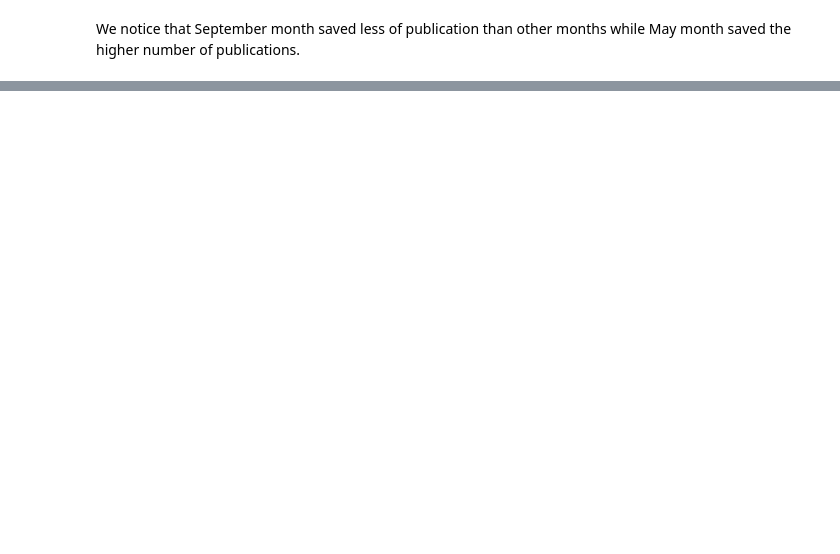
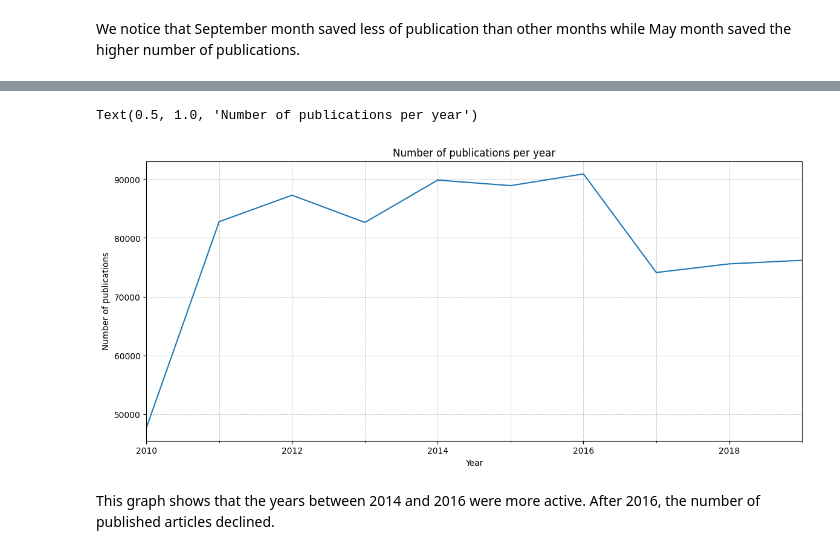
Before and after one commit to Cabrel17/Financial_news_sentiment_analysis, a Jupyter notebook: notebooks/Exploratory_data_analysis.ipynb, the cells around one changed output, grey strips where cells are left out. Cells and saved outputs as stored; diff of their text form; code cells hidden in the pictures; blank space fills up the shorter version.

```diff
--- a/notebooks/Exploratory_data_analysis.ipynb
+++ b/notebooks/Exploratory_data_analysis.ipynb
@@ -201,0 +206,13 @@ We notice that September month saved less of publication than other months while
+# %%
+trend_per_year = df3.resample('YE').size()
+plt.figure(figsize=(14,6))
+trend_per_year.plot()
+plt.grid(True, which='both', linestyle='--', linewidth=0.5)
+plt.xlabel('Year')
+plt.ylabel('Number of publications')
+plt.title('Number of publications per year')
+# %% [output]
+Text(0.5, 1.0, 'Number of publications per year')
+[figure, added]
+# %% [markdown]
+This graph shows that the years between 2014 and 2016 were more active. After 2016, the number of published articles declined.
```
Also changed, not shown: parts of 8 cells of this notebook.
